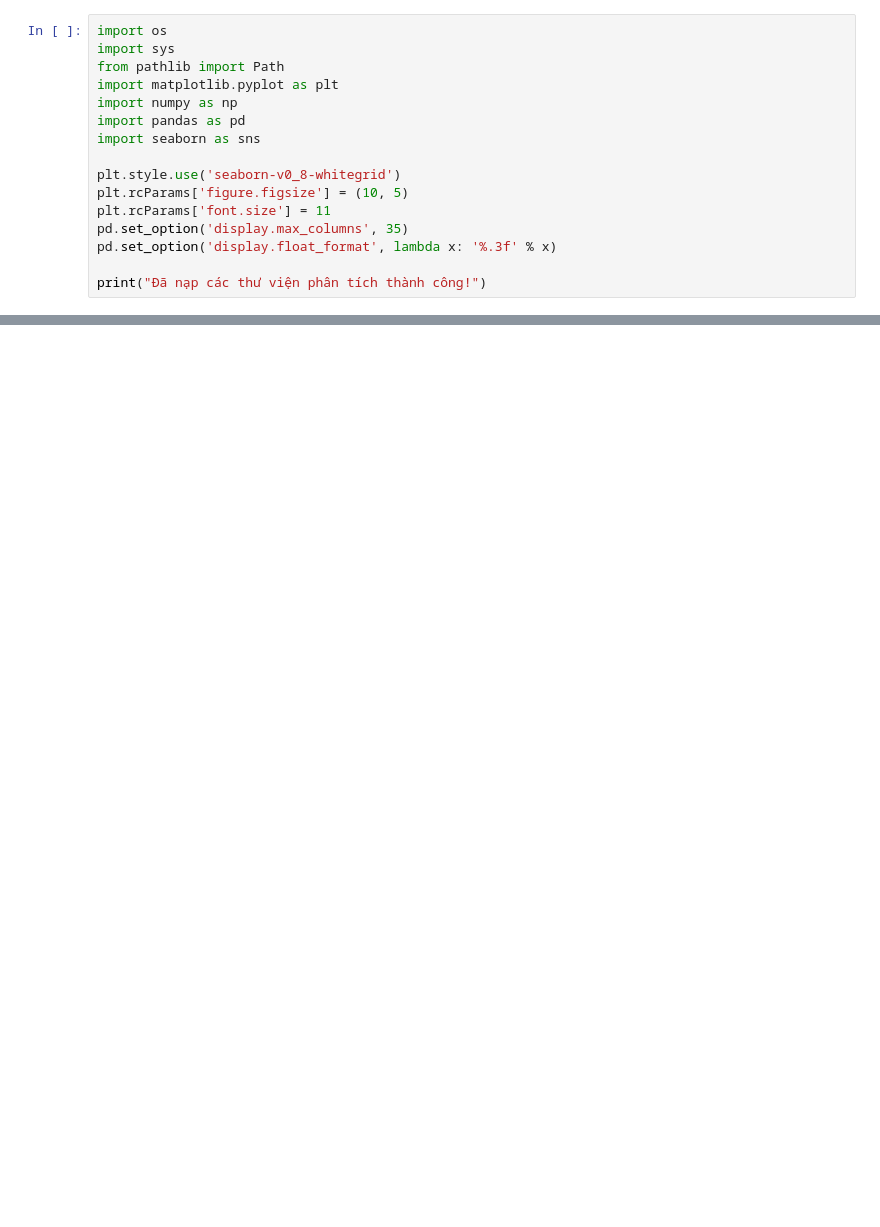
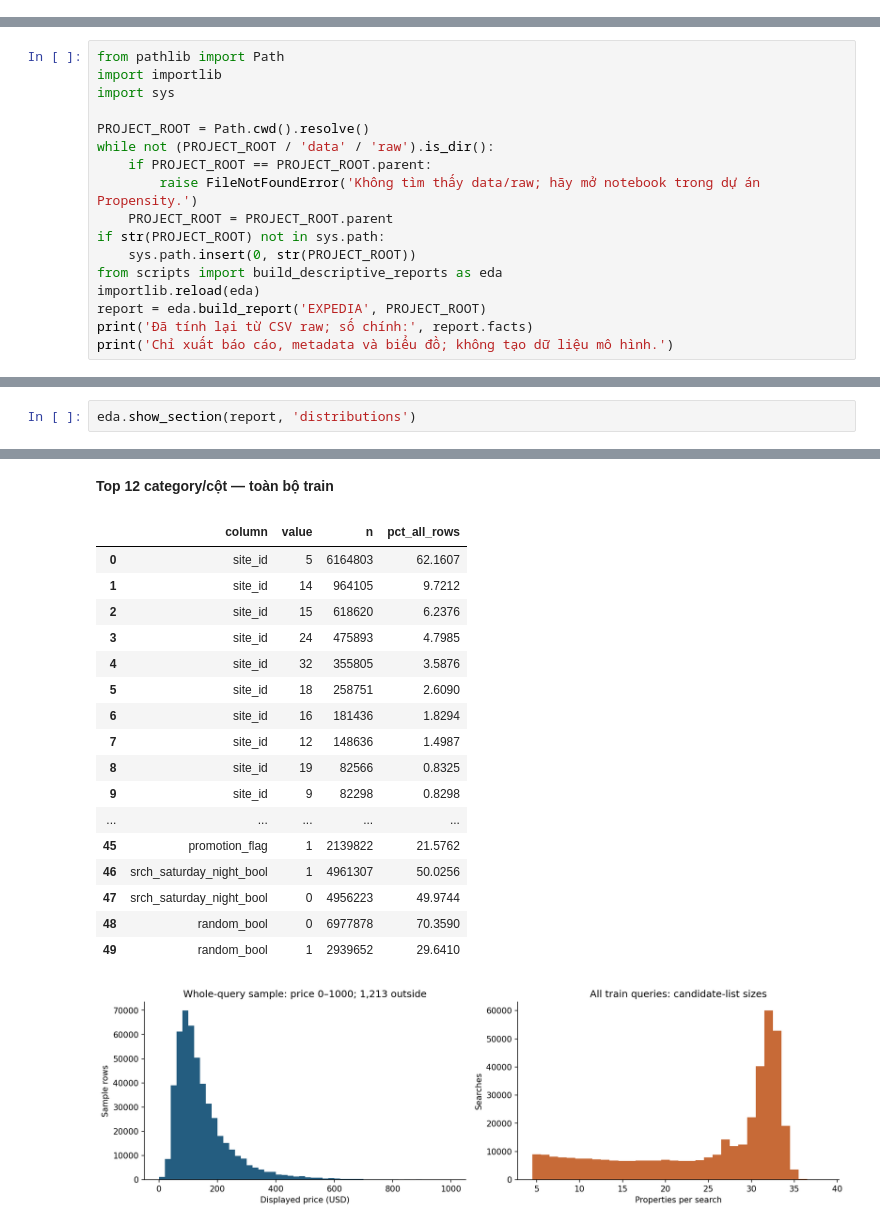
Before and after one commit to AnhQun18/Propensity-VSF-tts, a Jupyter notebook: notebooks/EXPEDIA/expedia_descriptive_report.ipynb, the cells around one changed output, grey strips where cells are left out. Drawn from its saved outputs; the diff is of its cells as text; blank space fills up the shorter version.

```diff
--- a/notebooks/EXPEDIA/expedia_descriptive_report.ipynb
+++ b/notebooks/EXPEDIA/expedia_descriptive_report.ipynb
@@ -8,16 +0,0 @@ Báo cáo này tập trung thống kê mô tả chất lượng dữ liệu, ph
-# %%
-import os
-import sys
-from pathlib import Path
-import matplotlib.pyplot as plt
-import numpy as np
-import pandas as pd
-import seaborn as sns
-
-plt.style.use('seaborn-v0_8-whitegrid')
-plt.rcParams['figure.figsize'] = (10, 5)
-plt.rcParams['font.size'] = 11
-pd.set_option('display.max_columns', 35)
-pd.set_option('display.float_format', lambda x: '%.3f' % x)
-
-print("Đã nạp các thư viện phân tích thành công!")
@@ -251,0 +9,17 @@ plt.show()
+# %%
+from pathlib import Path
+import importlib
+import sys
+
+PROJECT_ROOT = Path.cwd().resolve()
+while not (PROJECT_ROOT / 'data' / 'raw').is_dir():
+    if PROJECT_ROOT == PROJECT_ROOT.parent:
+        raise FileNotFoundError('Không tìm thấy data/raw; hãy mở notebook trong dự án Propensity.')
+    PROJECT_ROOT = PROJECT_ROOT.parent
+if str(PROJECT_ROOT) not in sys.path:
+    sys.path.insert(0, str(PROJECT_ROOT))
+from scripts import build_descriptive_reports as eda
+importlib.reload(eda)
+report = eda.build_report('EXPEDIA', PROJECT_ROOT)
+print('Đã tính lại từ CSV raw; số chính:', report.facts)
+print('Chỉ xuất báo cáo, metadata và biểu đồ; không tạo dữ liệu mô hình.')
@@ -251,0 +181,3 @@ plt.show()
+# %%
+eda.show_section(report, 'distributions')
+# %% [output]
@@ -251,0 +219,19 @@ plt.show()
+**Top 12 category/cột — toàn bộ train**
+|  | column | value | n | pct_all_rows |
+| 0 | site_id | 5 | 6164803 | 62.1607 |
+| 1 | site_id | 14 | 964105 | 9.7212 |
+| 2 | site_id | 15 | 618620 | 6.2376 |
+| 3 | site_id | 24 | 475893 | 4.7985 |
+| 4 | site_id | 32 | 355805 | 3.5876 |
+| 5 | site_id | 18 | 258751 | 2.6090 |
+| 6 | site_id | 16 | 181436 | 1.8294 |
+| 7 | site_id | 12 | 148636 | 1.4987 |
+| 8 | site_id | 19 | 82566 | 0.8325 |
+| 9 | site_id | 9 | 82298 | 0.8298 |
+| ... | ... | ... | ... | ... |
+| 45 | promotion_flag | 1 | 2139822 | 21.5762 |
+| 46 | srch_saturday_night_bool | 1 | 4961307 | 50.0256 |
+| 47 | srch_saturday_night_bool | 0 | 4956223 | 49.9744 |
+| 48 | random_bool | 0 | 6977878 | 70.3590 |
+| 49 | random_bool | 1 | 2939652 | 29.6410 |
+[figure, added]
```
Also changed, not shown: parts of 41 cells of this notebook, 30 other files.
